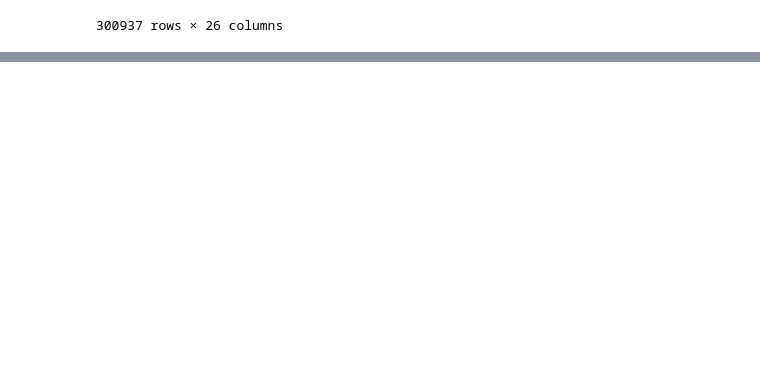
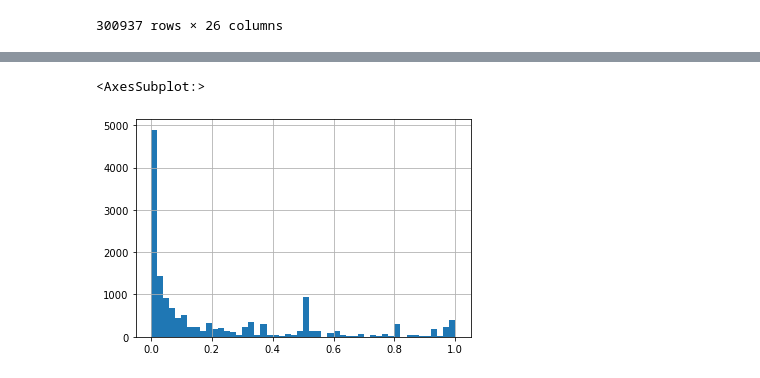
Before and after one commit to briannaflynn/gene_embedding_analysis, a Jupyter notebook: final_model.ipynb, the cells around one changed output, grey strips where cells are left out. Cells and saved outputs as stored; diff of their text form; code cells hidden in the pictures; blank space fills up the shorter version.

Commit message:
updated with full model deployments on test dataset for visual inspect

```diff
--- a/final_model.ipynb
+++ b/final_model.ipynb
@@ -272,0 +458,34 @@ plt.show()
+# %%
+import pandas as pd
+import matplotlib.pyplot as plt
+from sklearn.linear_model import LogisticRegression
+from sklearn.ensemble import RandomForestClassifier
+import seaborn as sns
+from sklearn.svm import SVC
+from sklearn.linear_model import SGDClassifier
+from sklearn.svm import LinearSVC
+from sklearn.preprocessing import MinMaxScaler
+from sklearn.metrics import (
+    roc_curve, precision_recall_curve, auc
+)
+import numpy as np
+from tqdm import tqdm
+from sklearn.metrics import average_precision_score
+models = {
+        "Logistic Regression": LogisticRegression(max_iter=10000),
+        "Random Forest": RandomForestClassifier(n_estimators=100, n_jobs=-1),
+        "SGD": SGDClassifier(loss='log_loss', max_iter=10000, random_state=42),
+        "LinearSVC": LinearSVC(max_iter=10000, verbose=0, random_state=42),
+        "TPOT Gradient Boosting": gb_exported_pipeline,
+        "TPOT Stacked RF SGD":  ManualStackingSGD()
+    }
+# %%
+all_model_results = {}
+
+for name, model in tqdm(models.items(), desc="Fitting models"):
+    print(name)
+    try:
+        result = get_model_outputs(model, X_train, y_train, X_test)
+        all_model_results[name] = result
+    except Exception as e:
+        print(f"⚠️ Error with model '{name}': {e}")
@@ -272,0 +559,8 @@ plt.show()
+# %%
+test_df = final_df[final_df['Test']==True].copy()
+
+for mod in list(all_model_results.keys()):
+    for p in ['predictions', 'probabilities', 'decision_scores']:
+        col_name = f'{mod} {p}'
+        test_df[col_name] = all_model_results[mod][p]
+    #print(all_model_results[mod].keys())
@@ -272,0 +584,5 @@ plt.show()
+# %%
+test_df['Random Forest probabilities'].hist(bins=50)
+# %% [output]
+<AxesSubplot:>
+[figure, added]
```
Also changed, not shown: parts of 42 cells of this notebook, 2 other files.
